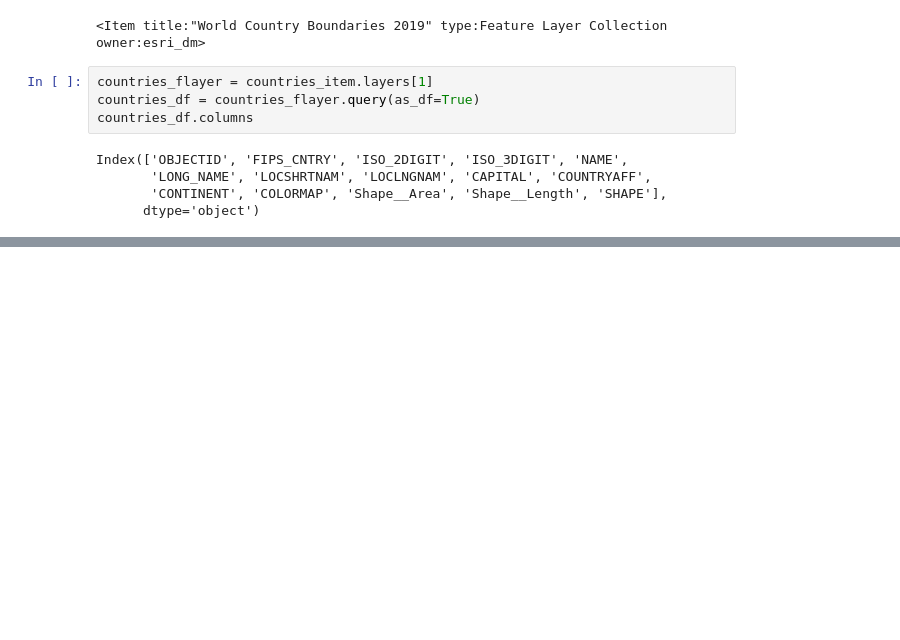
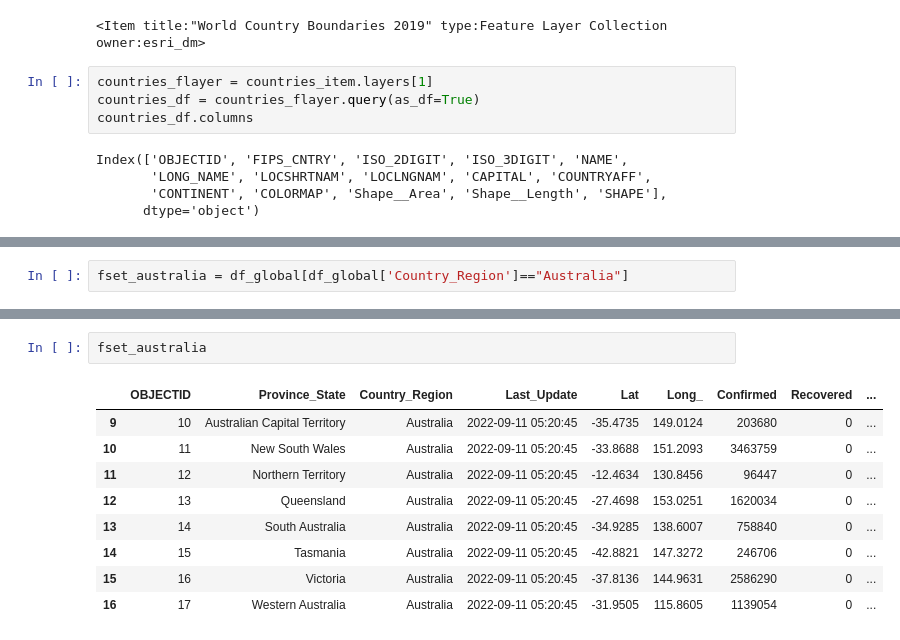
Before and after one commit to MiracleSkyHawk/RSM-8431-Opt-Out, a Jupyter notebook: test-Copy1.ipynb, the cells around one changed output, grey strips where cells are left out. Cells and saved outputs as stored; diff of their text form; blank space fills up the shorter version.

```diff
--- a/test-Copy1.ipynb
+++ b/test-Copy1.ipynb
@@ -113,0 +272,2 @@ ports_fc
+# %%
+fset_australia = df_global[df_global['Country_Region']=="Australia"]
@@ -113,0 +278,12 @@ ports_fc
+# %%
+fset_australia
+# %% [output]
+|  | OBJECTID | Province_State | Country_Region | Last_Update | Lat | Long_ | Confirmed | Recovered | ... |
+| 9 | 10 | Australian Capital Territory | Australia | 2022-09-11 05:20:45 | -35.4735 | 149.0124 | 203680 | 0 | ... |
+| 10 | 11 | New South Wales | Australia | 2022-09-11 05:20:45 | -33.8688 | 151.2093 | 3463759 | 0 | ... |
+| 11 | 12 | Northern Territory | Australia | 2022-09-11 05:20:45 | -12.4634 | 130.8456 | 96447 | 0 | ... |
+| 12 | 13 | Queensland | Australia | 2022-09-11 05:20:45 | -27.4698 | 153.0251 | 1620034 | 0 | ... |
+| 13 | 14 | South Australia | Australia | 2022-09-11 05:20:45 | -34.9285 | 138.6007 | 758840 | 0 | ... |
+| 14 | 15 | Tasmania | Australia | 2022-09-11 05:20:45 | -42.8821 | 147.3272 | 246706 | 0 | ... |
+| 15 | 16 | Victoria | Australia | 2022-09-11 05:20:45 | -37.8136 | 144.9631 | 2586290 | 0 | ... |
+| 16 | 17 | Western Australia | Australia | 2022-09-11 05:20:45 | -31.9505 | 115.8605 | 1139054 | 0 | ... |
```
Also changed, not shown: parts of 42 cells of this notebook, 1 other file.
